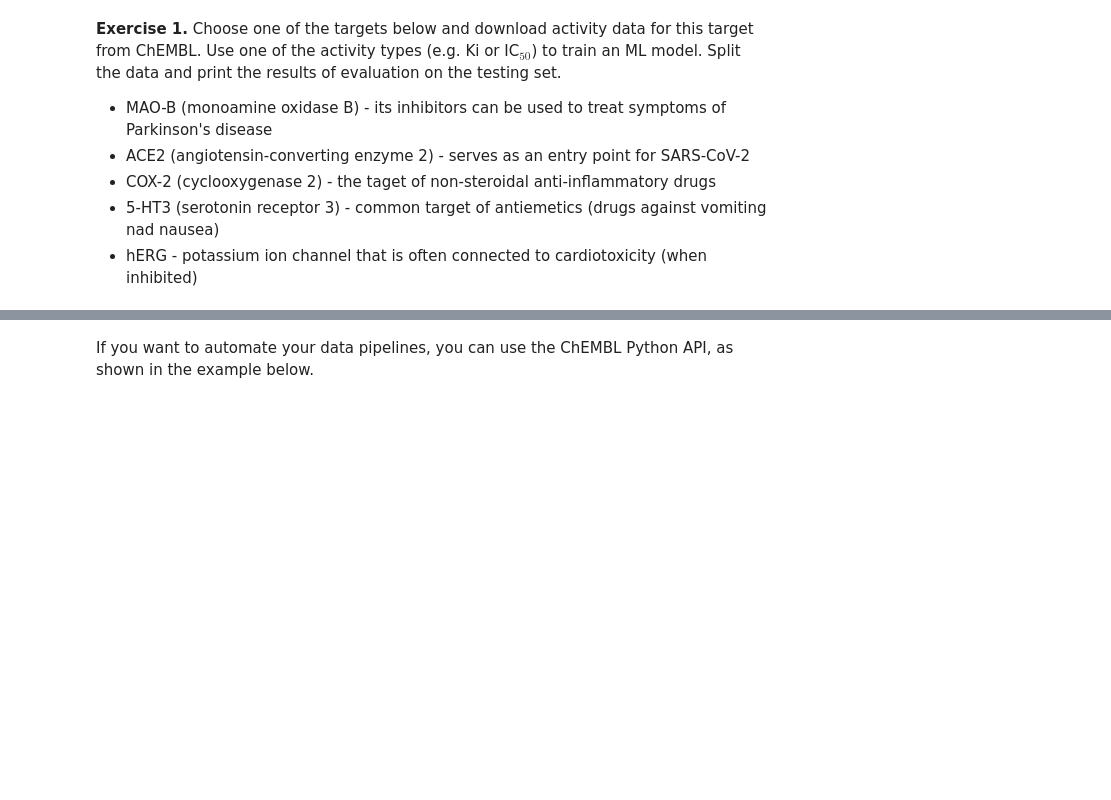
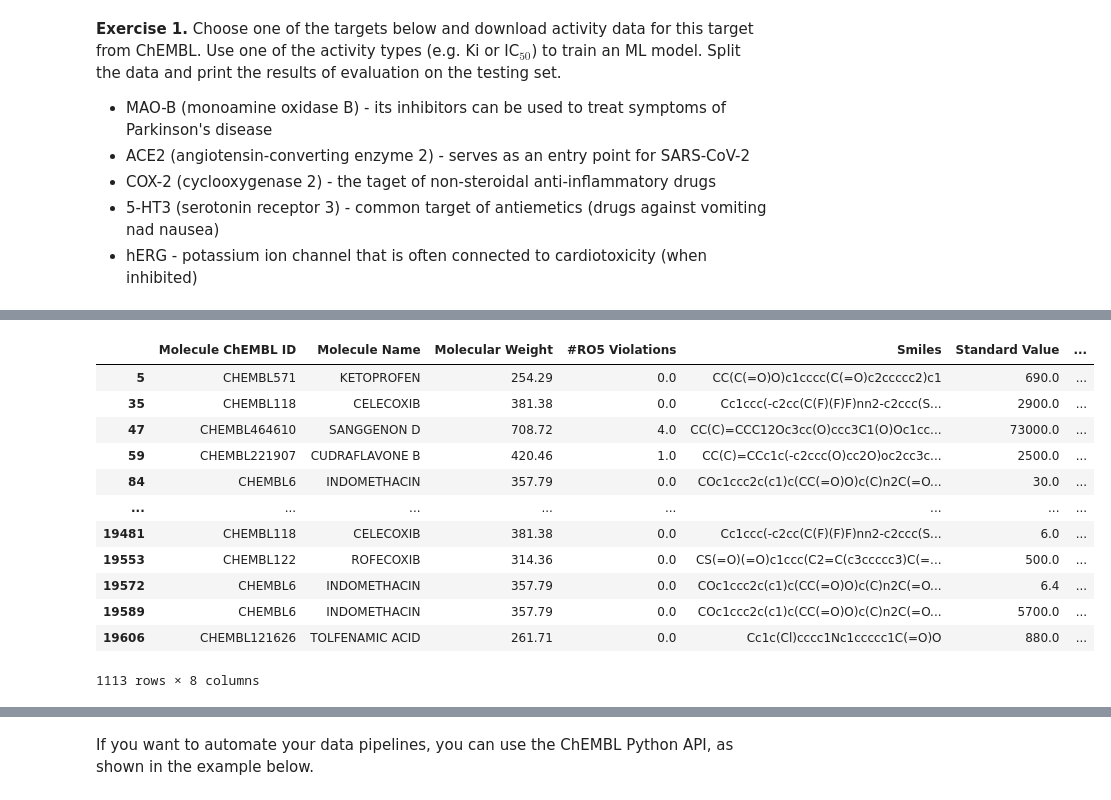
Before and after one commit to mariolawozniak/mldd, a Jupyter notebook: labs/L2-dataset-preparation/laboratory.ipynb, the cells around one changed output, grey strips where cells are left out. Cells and saved outputs as stored; diff of their text form; code cells hidden in the pictures; blank space fills up the shorter version.

```diff
--- a/labs/L2-dataset-preparation/laboratory.ipynb
+++ b/labs/L2-dataset-preparation/laboratory.ipynb
@@ -52,9 +59,23 @@ df.head()
 # %%
 activity_type = 'IC50'  # TODO: You can change this
-#relevant_columns = ['Molecule ChEMBL ID', 'Molecule Name', 'Molecular Weight', '#RO5 Violations', 'Smiles',
+relevant_columns = ['Molecule ChEMBL ID', 'Molecule Name', 'Molecular Weight', '#RO5 Violations', 'Smiles',
+                    'Standard Value', 'Standard Units', 'pChEMBL Value']
+#relevant_columns = ['Molecular Weight', '#RO5 Violations', 'Smiles',
 #                    'Standard Value', 'Standard Units', 'pChEMBL Value']
-relevant_columns = ['Molecular Weight', '#RO5 Violations', 'Smiles',
-                    'Standard Value', 'Standard Units', 'pChEMBL Value']
 df = df[(df['Standard Type'] == activity_type) & (df['Standard Relation'].str.contains('='))][relevant_columns]
 df=df.dropna()
 df
+# %% [output]
+|  | Molecule ChEMBL ID | Molecule Name | Molecular Weight | #RO5 Violations | Smiles | Standard Value | ... |
+| 5 | CHEMBL571 | KETOPROFEN | 254.29 | 0.0 | CC(C(=O)O)c1cccc(C(=O)c2ccccc2)c1 | 690.0 | ... |
+| 35 | CHEMBL118 | CELECOXIB | 381.38 | 0.0 | Cc1ccc(-c2cc(C(F)(F)F)nn2-c2ccc(S... | 2900.0 | ... |
+| 47 | CHEMBL464610 | SANGGENON D | 708.72 | 4.0 | CC(C)=CCC12Oc3cc(O)ccc3C1(O)Oc1cc... | 73000.0 | ... |
+| 59 | CHEMBL221907 | CUDRAFLAVONE B | 420.46 | 1.0 | CC(C)=CCc1c(-c2ccc(O)cc2O)oc2cc3c... | 2500.0 | ... |
+| 84 | CHEMBL6 | INDOMETHACIN | 357.79 | 0.0 | COc1ccc2c(c1)c(CC(=O)O)c(C)n2C(=O... | 30.0 | ... |
+| ... | ... | ... | ... | ... | ... | ... | ... |
+| 19481 | CHEMBL118 | CELECOXIB | 381.38 | 0.0 | Cc1ccc(-c2cc(C(F)(F)F)nn2-c2ccc(S... | 6.0 | ... |
+| 19553 | CHEMBL122 | ROFECOXIB | 314.36 | 0.0 | CS(=O)(=O)c1ccc(C2=C(c3ccccc3)C(=... | 500.0 | ... |
+| 19572 | CHEMBL6 | INDOMETHACIN | 357.79 | 0.0 | COc1ccc2c(c1)c(CC(=O)O)c(C)n2C(=O... | 6.4 | ... |
+| 19589 | CHEMBL6 | INDOMETHACIN | 357.79 | 0.0 | COc1ccc2c(c1)c(CC(=O)O)c(C)n2C(=O... | 5700.0 | ... |
+| 19606 | CHEMBL121626 | TOLFENAMIC ACID | 261.71 | 0.0 | Cc1c(Cl)cccc1Nc1ccccc1C(=O)O | 880.0 | ... |
+1113 rows × 8 columns
```
Also changed, not shown: parts of 13 cells of this notebook.
